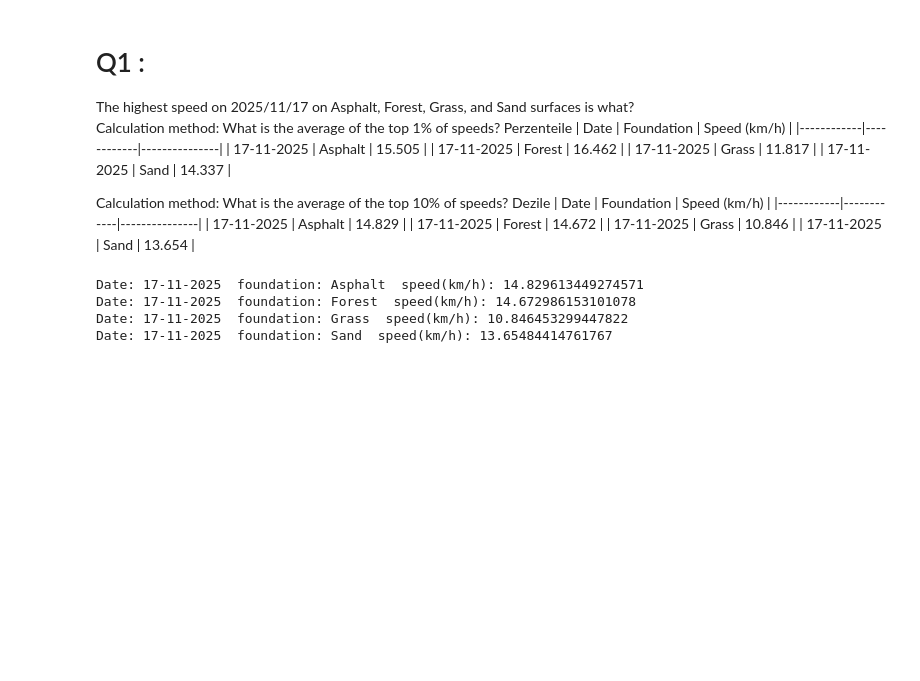
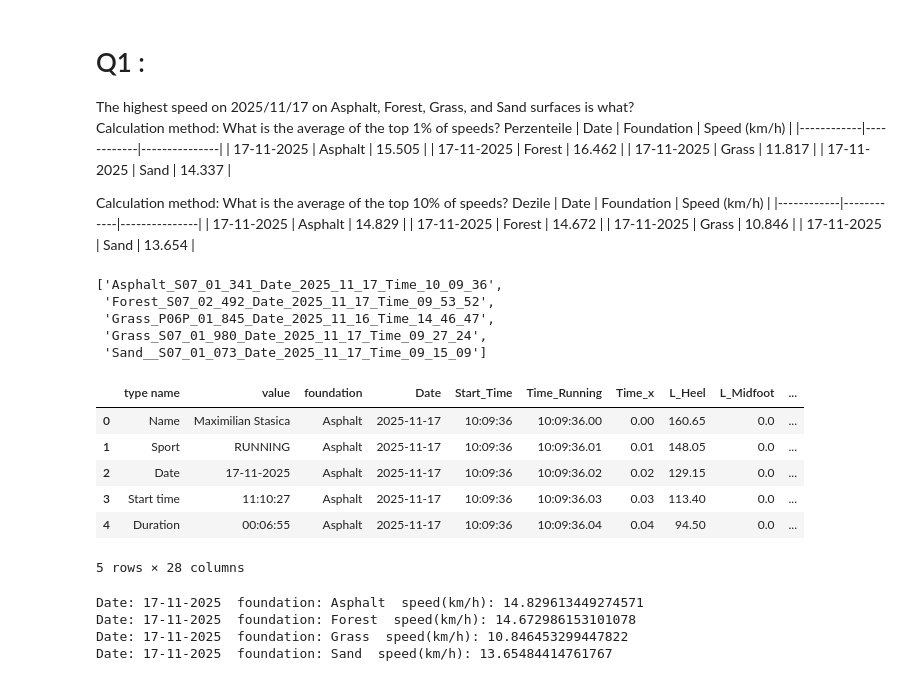
Before and after one commit to Fatemeh-aboulhassani/Movement-Analysis, a Jupyter notebook: notebooks/3. Analysis Foot HeartRate GPX.ipynb, the cells around one changed output. Saved outputs shown, nothing was run; the diff lists cells and outputs as text; code cells hidden in the pictures; blank space fills up the shorter version.

```diff
--- a/notebooks/3. Analysis Foot HeartRate GPX.ipynb
+++ b/notebooks/3. Analysis Foot HeartRate GPX.ipynb
@@ -103,6 +107,24 @@ Calculation method: What is the average of the top 10% of speeds?   Dezile
 | 17-11-2025 | Forest     | 14.672        |
 | 17-11-2025 | Grass      | 10.846        |
 | 17-11-2025 | Sand       | 13.654        |
+# %%
+name_of_dataframe
+# %% [output]
+['Asphalt_S07_01_341_Date_2025_11_17_Time_10_09_36',
+ 'Forest_S07_02_492_Date_2025_11_17_Time_09_53_52',
+ 'Grass_P06P_01_845_Date_2025_11_16_Time_14_46_47',
+ 'Grass_S07_01_980_Date_2025_11_17_Time_09_27_24',
+ 'Sand__S07_01_073_Date_2025_11_17_Time_09_15_09']
+# %%
+Asphalt_S07_01_341_Date_2025_11_17_Time_10_09_36.head()
+# %% [output]
+|  | type name | value | foundation | Date | Start_Time | Time_Running | Time_x | L_Heel | L_Midfoot | ... |
+| 0 | Name | Maximilian Stasica | Asphalt | 2025-11-17 | 10:09:36 | 10:09:36.00 | 0.00 | 160.65 | 0.0 | ... |
+| 1 | Sport | RUNNING | Asphalt | 2025-11-17 | 10:09:36 | 10:09:36.01 | 0.01 | 148.05 | 0.0 | ... |
+| 2 | Date | 17-11-2025 | Asphalt | 2025-11-17 | 10:09:36 | 10:09:36.02 | 0.02 | 129.15 | 0.0 | ... |
+| 3 | Start time | 11:10:27 | Asphalt | 2025-11-17 | 10:09:36 | 10:09:36.03 | 0.03 | 113.40 | 0.0 | ... |
+| 4 | Duration | 00:06:55 | Asphalt | 2025-11-17 | 10:09:36 | 10:09:36.04 | 0.04 | 94.50 | 0.0 | ... |
+5 rows × 28 columns
 # %%
 name_17 =  [name_of_dataframe[i] for i in [0, 1, 3, 4]]
 for i in name_17:
```
Also changed, not shown: parts of 5 cells of this notebook.
